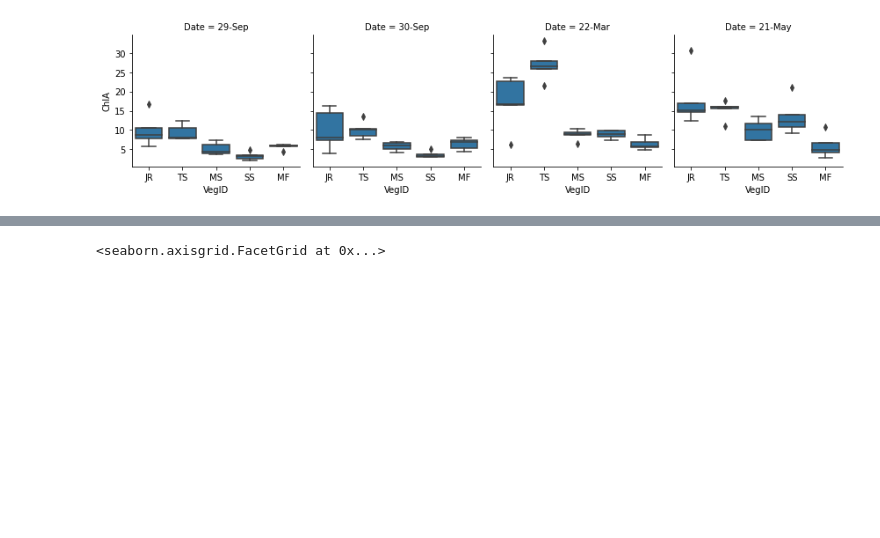
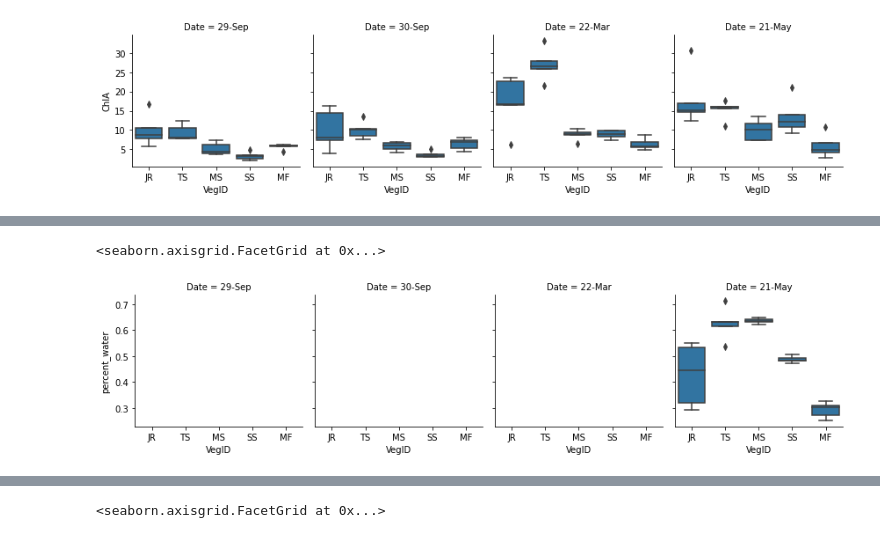
Before and after one commit to asajulien/PhD, a Jupyter notebook: Jupyter/Soil chlorophyll.ipynb, the cells around one changed output, grey strips where cells are left out. Cells and saved outputs as stored; diff of their text form; code cells hidden in the pictures; blank space fills up the shorter version.

```diff
--- a/Jupyter/Soil chlorophyll.ipynb
+++ b/Jupyter/Soil chlorophyll.ipynb
@@ -38,0 +63,7 @@ veg_plot.map(sns.boxplot, 'VegID', 'ChlA', order=["JR", "TS", "MS", "SS", "MF"])
+# %%
+h2o_plot = sns.FacetGrid(df1, col="Date", sharex=False)
+h2o_plot.map(sns.boxplot, 'VegID', 'percent_water', order=["JR", "TS", "MS", "SS", "MF"])
+#veg_plot.savefig("chl.png", bbox_inches = 'tight')
+# %% [output]
+<seaborn.axisgrid.FacetGrid at 0x...>
+[figure, added]
```
Also changed, not shown: parts of 12 cells of this notebook, 1 other file.
